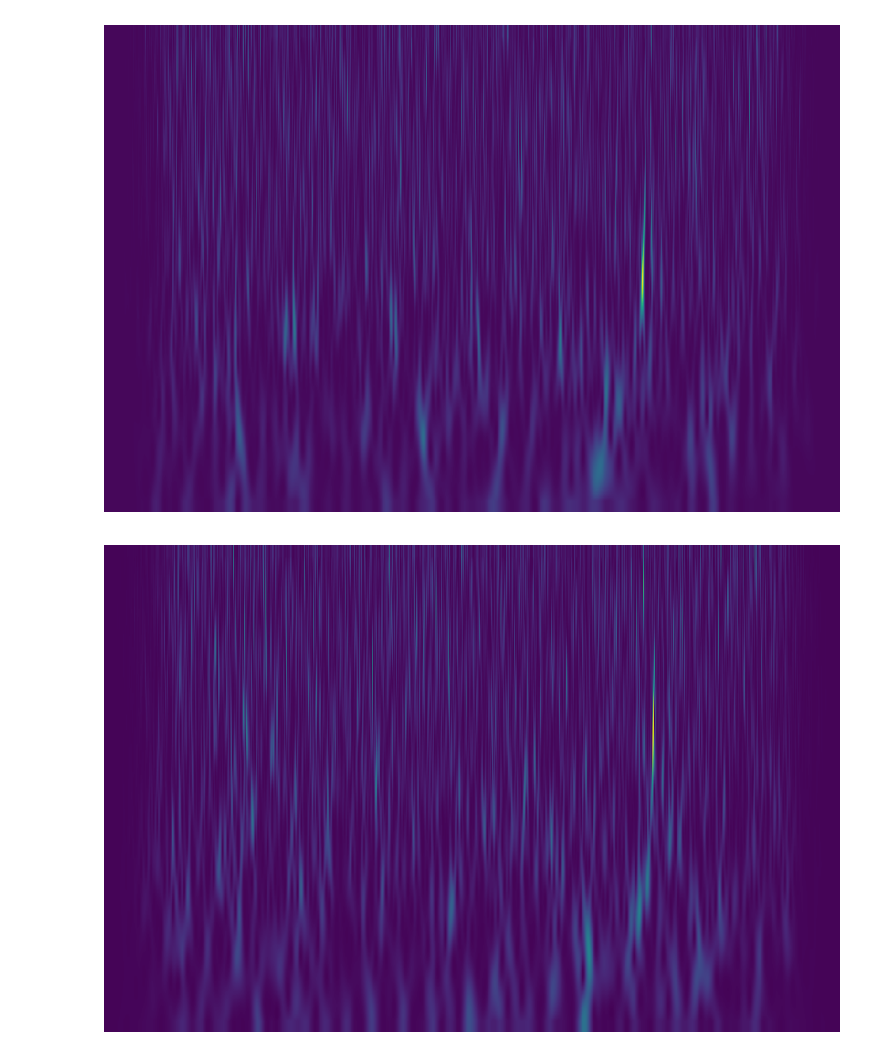
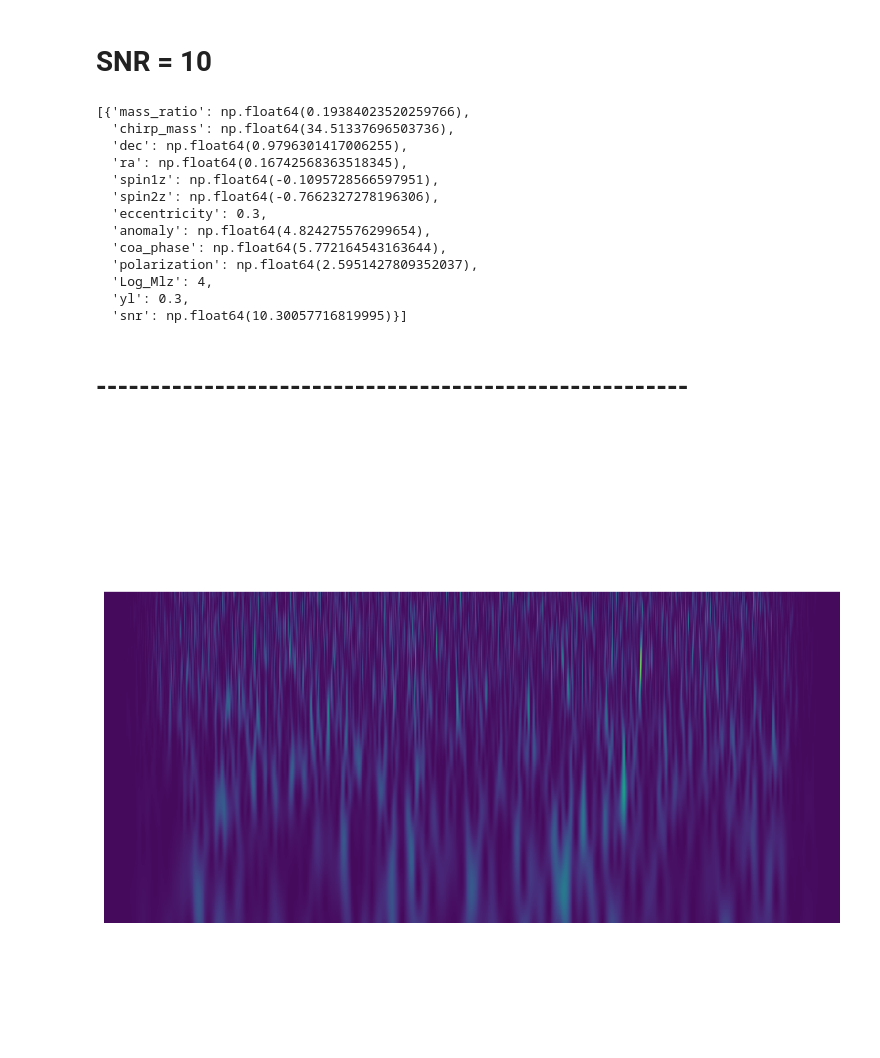
Before and after one commit to AfrozSaqlain/Eccentricity_vs_Lensed, a Jupyter notebook: notebooks/spectrogram_gen.ipynb, the cells around one changed output. Drawn from its saved outputs; the diff is of its cells as text; code cells hidden in the pictures; blank space fills up the shorter version.

Commit message:
Updated notebook; and plotting scripts

```diff
--- a/notebooks/spectrogram_gen.ipynb
+++ b/notebooks/spectrogram_gen.ipynb
@@ -8,4 +8,8 @@ from gwpy.timeseries import TimeSeries
 from matplotlib.colors import Normalize
 from gwtorch.modules.gw_utils import generate_prior, generate_waveform, display_qtransform, pad_to_shape
 # %%
-sample = generate_prior(3)
+sample = generate_prior(1)
+# %%
+sample[0]['eccentricity'] = 0.3
+sample[0]['Log_Mlz'] = 4
+sample[0]['yl'] = 0.3
@@ -11,0 +32,18 @@ sample = generate_prior(3)
+# %% [markdown]
+# SNR = 10
+# %%
+sample
+# %% [output]
+[{'mass_ratio': np.float64(0.19384023520259766),
+  'chirp_mass': np.float64(34.51337696503736),
+  'dec': np.float64(0.9796301417006255),
+  'ra': np.float64(0.16742568363518345),
+  'spin1z': np.float64(-0.1095728566597951),
+  'spin2z': np.float64(-0.7662327278196306),
+  'eccentricity': 0.3,
+  'anomaly': np.float64(4.824275576299654),
+  'coa_phase': np.float64(5.772164543163644),
+  'polarization': np.float64(2.5951427809352037),
+  'Log_Mlz': 4,
+  'yl': 0.3,
+  'snr': np.float64(10.30057716819995)}]
@@ -12,10 +178,11 @@ sample = generate_prior(3)
+# %% [markdown]
+# -------------------------------------------------------
 # %%
 stacked_q = []
 for i in range(len(sample)):
-    ecc_dict, lens_dict, unlens_dict, mass1, mass2, m_lens, y_lens = generate_waveform(0, sample[i], display=False)
+    ecc_dict, lens_dict, unlens_dict, mass1, mass2, m_lens, y_lens = generate_waveform(0, sample[i], display=False, SEED={'ecc_seed': 0, 'lens_seed': 0, 'unlens_seed': 0})
     ecc = ecc_dict['ecc_signal']
     qt = display_qtransform(ecc)
     stacked_q.append(np.abs(qt.data).T)
 # %% [output]
-[figure, old version]
+[figure, new version]
-[figure, removed]
```
Also changed, not shown: parts of 5 cells of this notebook, 2 other files.
